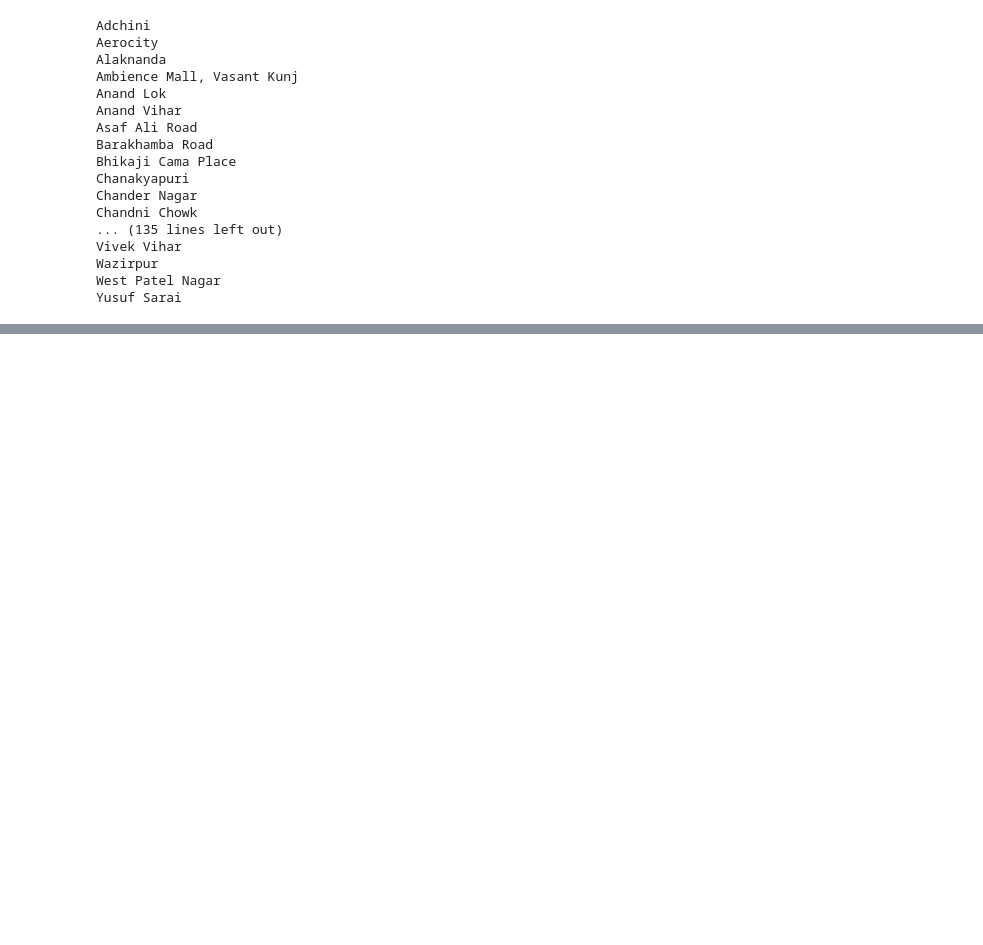
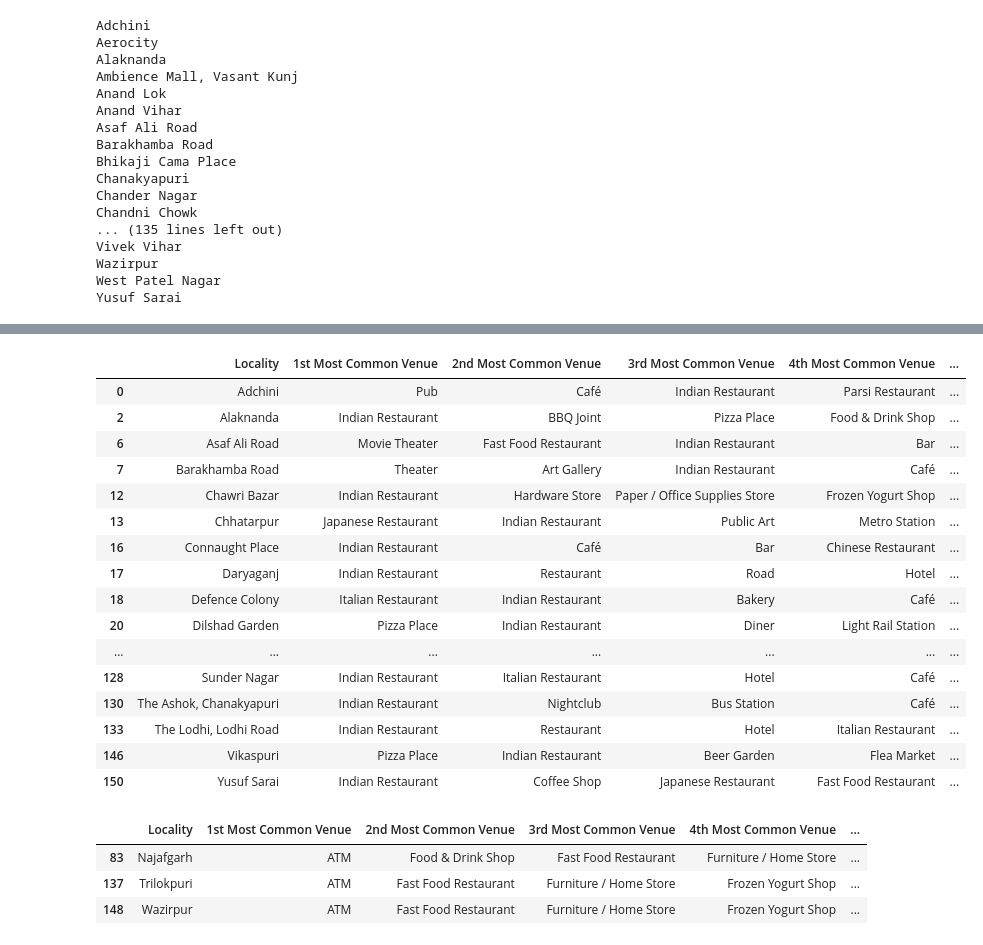
Before and after one commit to abhiroop43/coursera-ds-capstone, a Jupyter notebook: new_delhi.ipynb, the cells around one changed output, grey strips where cells are left out. Drawn from its saved outputs; the diff is of its cells as text; code cells hidden in the pictures; blank space fills up the shorter version.

```diff
--- a/new_delhi.ipynb
+++ b/new_delhi.ipynb
@@ -346,0 +561,31 @@ There are 183 uniques categories.
+# %%
+newdelhi_final.loc[newdelhi_final['Cluster Labels'] == 1, newdelhi_final.columns[[0] + list(range(4, newdelhi_final.shape[1]))]]
+
+# good for restaurants and eateries
+# %% [output]
+|  | Locality | 1st Most Common Venue | 2nd Most Common Venue | 3rd Most Common Venue | 4th Most Common Venue | ... |
+| 0 | Adchini | Pub | Café | Indian Restaurant | Parsi Restaurant | ... |
+| 2 | Alaknanda | Indian Restaurant | BBQ Joint | Pizza Place | Food & Drink Shop | ... |
+| 6 | Asaf Ali Road | Movie Theater | Fast Food Restaurant | Indian Restaurant | Bar | ... |
+| 7 | Barakhamba Road | Theater | Art Gallery | Indian Restaurant | Café | ... |
+| 12 | Chawri Bazar | Indian Restaurant | Hardware Store | Paper / Office Supplies Store | Frozen Yogurt Shop | ... |
+| 13 | Chhatarpur | Japanese Restaurant | Indian Restaurant | Public Art | Metro Station | ... |
+| 16 | Connaught Place | Indian Restaurant | Café | Bar | Chinese Restaurant | ... |
+| 17 | Daryaganj | Indian Restaurant | Restaurant | Road | Hotel | ... |
+| 18 | Defence Colony | Italian Restaurant | Indian Restaurant | Bakery | Café | ... |
+| 20 | Dilshad Garden | Pizza Place | Indian Restaurant | Diner | Light Rail Station | ... |
+| ... | ... | ... | ... | ... | ... | ... |
+| 128 | Sunder Nagar | Indian Restaurant | Italian Restaurant | Hotel | Café | ... |
+| 130 | The Ashok, Chanakyapuri | Indian Restaurant | Nightclub | Bus Station | Café | ... |
+| 133 | The Lodhi, Lodhi Road | Indian Restaurant | Restaurant | Hotel | Italian Restaurant | ... |
+| 146 | Vikaspuri | Pizza Place | Indian Restaurant | Beer Garden | Flea Market | ... |
+| 150 | Yusuf Sarai | Indian Restaurant | Coffee Shop | Japanese Restaurant | Fast Food Restaurant | ... |
+# %%
+newdelhi_final.loc[newdelhi_final['Cluster Labels'] == 2, newdelhi_final.columns[[0] + list(range(4, newdelhi_final.shape[1]))]]
+
+# Good for opening an ATM
+# %% [output]
+|  | Locality | 1st Most Common Venue | 2nd Most Common Venue | 3rd Most Common Venue | 4th Most Common Venue | ... |
+| 83 | Najafgarh | ATM | Food & Drink Shop | Fast Food Restaurant | Furniture / Home Store | ... |
+| 137 | Trilokpuri | ATM | Fast Food Restaurant | Furniture / Home Store | Frozen Yogurt Shop | ... |
+| 148 | Wazirpur | ATM | Fast Food Restaurant | Furniture / Home Store | Frozen Yogurt Shop | ... |
```
Also changed, not shown: parts of 19 cells of this notebook, 1 other file.
